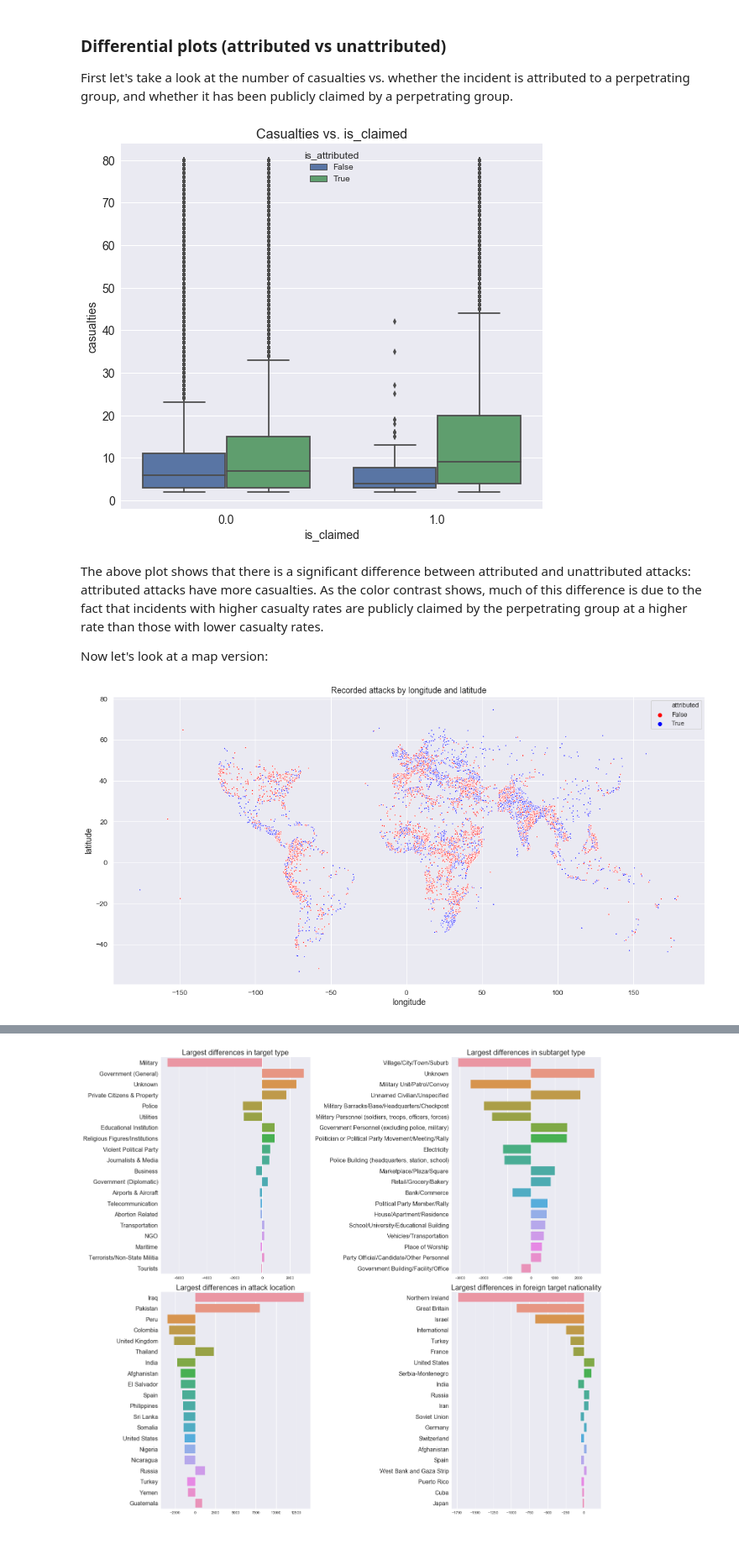
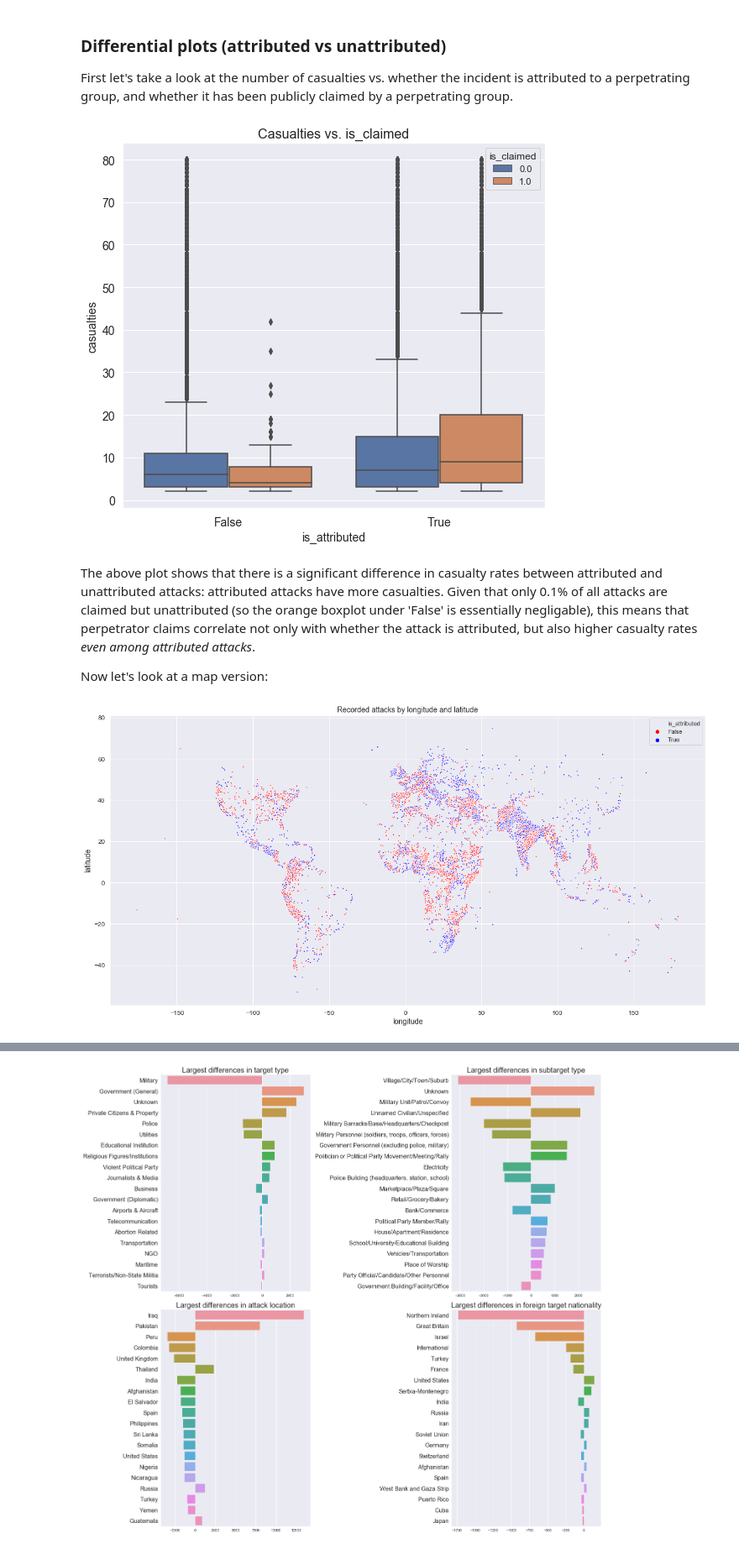
Before and after one commit to gqfiddler/terrorism-attribution-engine, a Jupyter notebook: UPDATED_terrorism_attribution_engine.ipynb, the cells around one changed output, grey strips where cells are left out. Shown at 84% size. Cells and saved outputs as stored; diff of their text form; code cells hidden in the pictures.

```diff
--- a/UPDATED_terrorism_attribution_engine.ipynb
+++ b/UPDATED_terrorism_attribution_engine.ipynb
@@ -132,6 +132,7 @@ gtd_df['imonth'] = gtd_df.imonth.replace(0, np.nan)
 # drop numerical category codes for categorical string variables (redundant)
 numerical_codes = [
     'natlty1',
+    'region',
     'country',
     'attacktype1',
     'attacktype2',
@@ -507,29 +508,29 @@ First let's take a look at the number of casualties vs. whether the incident is
 # %%
 plt.rc('axes', titlesize=16)
 plt.rc('xtick', labelsize=14)
 plt.rc('ytick', labelsize=14)
 plt.rc('axes', labelsize=14)
 
 gtd_df['casualties'] = gtd_df.nwound + 3*gtd_df.nkill
 
 plt.figure(figsize=(9,8))
-sns.boxplot(gtd_df[gtd_df.casualties.between(2,80)].claimed,
+sns.boxplot(gtd_df[gtd_df.casualties.between(2,80)].gname!="Unknown",
                gtd_df[gtd_df.casualties.between(2,80)].casualties,
-              hue=gtd_df[gtd_df.casualties.between(2,80)].gname!="Unknown")
-plt.xlabel('is_claimed')
-plt.legend(title='is_attributed')
+              hue=gtd_df[gtd_df.casualties.between(2,80)].claimed)
+plt.xlabel('is_attributed')
+plt.legend(title='is_claimed')
 plt.title("Casualties vs. is_claimed")
 plt.show()
 
 gtd_df.drop('casualties', axis=1, inplace=True)
 # %% [output]
-[figure, old version]
+[figure, new version]
 # %% [markdown]
-The above plot shows that there is a significant difference between attributed and unattributed attacks: attributed attacks have more casualties.  As the color contrast shows, much of this difference is due to the fact that incidents with higher casualty rates are publicly claimed by the perpetrating group at a higher rate than those with lower casualty rates.
+The above plot shows that there is a significant difference in casualty rates between attributed and unattributed attacks: attributed attacks have more casualties.  Given that only 0.1% of all attacks are claimed but unattributed (so the orange boxplot under 'False' is essentially negligable), this means that perpetrator claims correlate not only with whether the attack is attributed, but also higher casualty rates *even among attributed attacks*.
 
 Now let's look at a map version:
 # %%
-gtd_df['attributed'] = gtd_df.gname=='Unknown'
+gtd_df['is_attributed'] = gtd_df.gname=='Unknown'
 
 plt.rc('axes', titlesize=14)
 plt.rc('xtick', labelsize=12)
@@ -538,15 +539,15 @@ plt.rc('axes', labelsize=14)
 
 sns.set_palette('bright')
 pal = ['red', 'blue']
-plt.figure(figsize=(18,9))
+plt.figure(figsize=(20,10))
 sns.scatterplot(x='longitude',
             y='latitude',
             data=gtd_df,
-            s=6,
-            hue='attributed',
+            s=7,
+            hue='is_attributed',
             palette=pal)
 plt.title("Recorded attacks by longitude and latitude")
 plt.show()
 sns.set()
 # %% [output]
-[figure, old version]
+[figure, new version]
```
Also changed, not shown: parts of 55 cells of this notebook, 1 other file.
